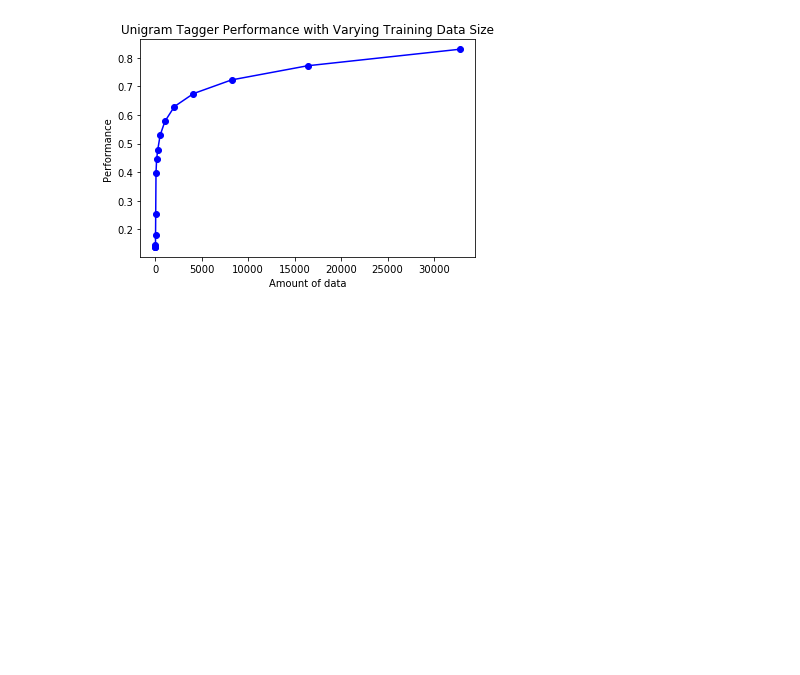
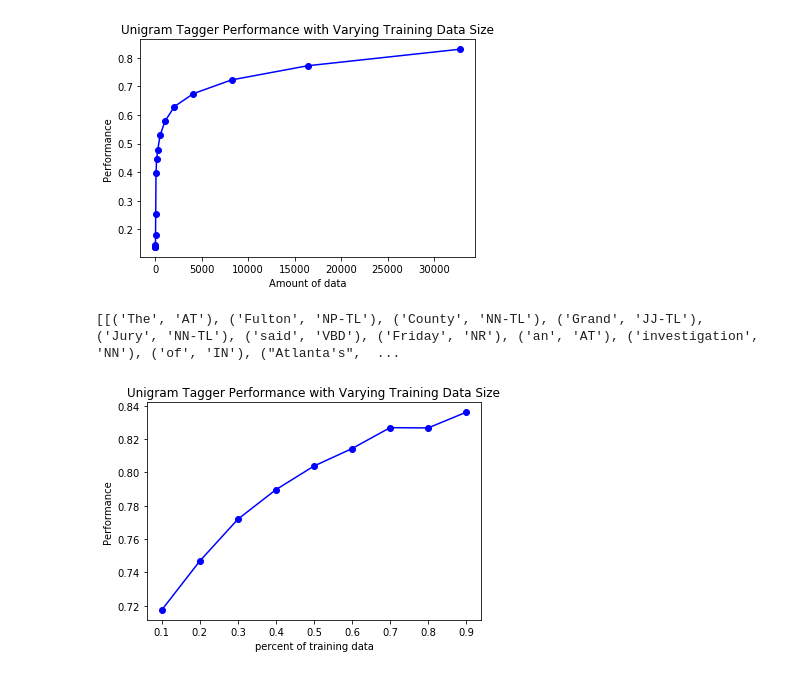
Before and after one commit to fdjingyuan/NLP-nltk, a Jupyter notebook: homework/NLP-hw4.ipynb, the cells around one changed output. Saved outputs shown, nothing was run; the diff lists cells and outputs as text; code cells hidden in the pictures; blank space fills up the shorter version.

```diff
--- a/homework/NLP-hw4.ipynb
+++ b/homework/NLP-hw4.ipynb
@@ -162,3 +163,35 @@ def display_performance():
 display_performance()
 # %% [output]
 [figure]
+# %%
+brown.tagged_sents(categories='news')
+# %% [output]
+[[('The', 'AT'), ('Fulton', 'NP-TL'), ('County', 'NN-TL'), ('Grand', 'JJ-TL'), ('Jury', 'NN-TL'), ('said', 'VBD'), ('Friday', 'NR'), ('an', 'AT'), ('investigation', 'NN'), ('of', 'IN'), ("Atlanta's",  ...
+# %%
+def performance(cfd, size):
+    train_sents =brown.tagged_sents(categories='news')[:size]#训练集
+    test_sents =brown.tagged_sents(categories='news')[size:]#测试集
+    unigram_tagger = nltk.UnigramTagger(train= train_sents, backoff=nltk.DefaultTagger('NN'))#unigram标注不了的全部标为NN
+    return unigram_tagger.evaluate(test_sents)
+
+def display_performance():
+    import pylab
+    "分割布朗句库"
+    length = len(brown.tagged_sents(categories='news'))
+    train_percent = [round(0.1 * (i+1),1) for i in range(9)]#训练集数据的大小比例
+    train_sizes = [int(length*i) for i in train_percent]#训练集大小
+    "建立unigram模型"
+    word_freqs = nltk.FreqDist(brown.words(categories='news')).most_common()
+    words_by_freq = [w for (w, _) in word_freqs]#按照频率顺序排列所有词
+    cfd = nltk.ConditionalFreqDist(brown.tagged_words(categories='news'))#对标注的单词建立条件频率表
+    perfs = [performance(cfd, size) for size in train_sizes]
+
+    pylab.plot(train_percent, perfs, '-bo')
+    pylab.title('Unigram Tagger Performance with Varying Training Data Size')
+    pylab.xlabel('percent of training data')
+    pylab.ylabel('Performance')
+    pylab.show()
+
+display_performance()
+# %% [output]
+[figure, added]
```
Also changed, not shown: parts of 3 cells of this notebook.
